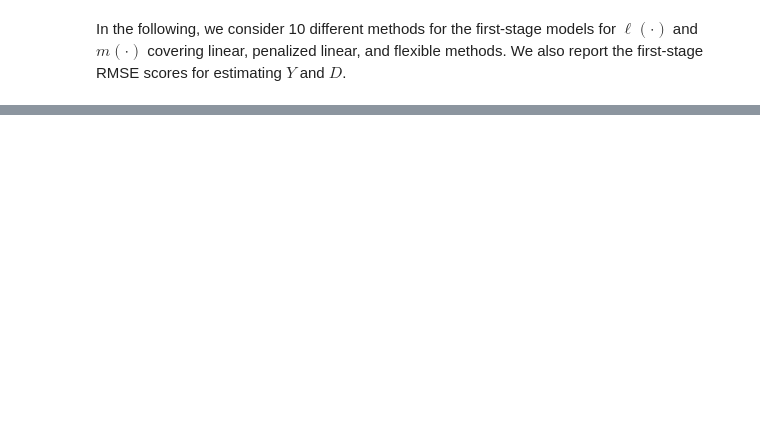
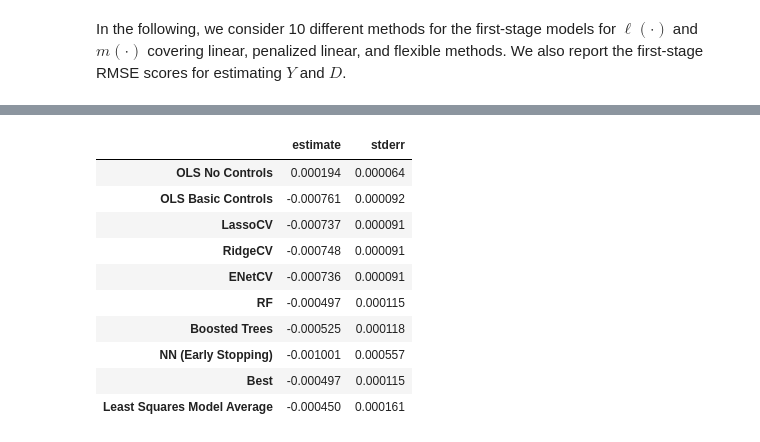
Before and after one commit to jialeCharloote/Deep-Learning, a Jupyter notebook: PM4/python_dml_inference_for_gun_ownership.ipynb, the cells around one changed output, grey strips where cells are left out. Cells and saved outputs as stored; diff of their text form; code cells hidden in the pictures; blank space fills up the shorter version.

```diff
--- a/PM4/python_dml_inference_for_gun_ownership.ipynb
+++ b/PM4/python_dml_inference_for_gun_ownership.ipynb
@@ -91,5 +91,3 @@ print(df[['interricevm', 'interricevm_dummy']].head())
 2     0.019850                  0
 3     0.164175                  1
 4     0.082059                  1
-# %%
-D = interwheatvm_dummy
@@ -291,7 +305,7 @@ def summary(point, stderr, yhat, Dhat, resy, resD, epsilon, X, D, y, *, name):
 # %%
 # OLS No Controls
-Y = usedata['logghomr']
-D = usedata['logfssl']
+Y = df['pat_per15']
+D = df['interricevm_dummy']
 Z = pd.DataFrame({"Const": np.ones(len(Y))})  # regression on constant
 
 modely = make_pipeline(StandardScaler(), LinearRegression())
@@ -304,8 +321,7 @@ table
 # %%
 # Basic Controls
-basic_controls = [d] + X1 + X2 + census
-Z = usedata[basic_controls].drop(columns=['logfssl'])
-
+basic_controls = X1
+Z = X1
 modely = make_pipeline(StandardScaler(), LinearRegression())
 modeld = make_pipeline(StandardScaler(), LinearRegression())
 
@@ -316,20 +336,11 @@ table
 # %%
-# All Controls
-# Regression on time and cross-sectional averages
-varlistX = X1 + X2 + census
-varlistMeans = [d] + X1 + X2 + census
-
-# Adding county and time means
-for var in varlistX:
-    varlistMeans.append(var + 'J')
-    varlistMeans.append(var + 'T')
-
-Z = sm.add_constant(usedata[varlistMeans].drop(columns=['logfssl']))
-
+# Basic Controls
+basic_controls = X1
+Z = sm.add_constant(X1)
 modely = make_pipeline(StandardScaler(), LinearRegression())
 modeld = make_pipeline(StandardScaler(), LinearRegression())
 
 # Run DML model with nfolds folds of cross-fitting
-result_all = dml(Z, D, Y, modely, modeld, nfolds=5, classifier=False)
-table = pd.concat([table, summary(*result_all, Z, D, y, name='OLS All Controls')])
+result_basic = dml(Z, D, Y, modely, modeld, nfolds=5, classifier=False)
+table = pd.concat([table, summary(*result_basic, Z, D, y, name='OLS Basic Controls')])
 table
@@ -454,37 +539,47 @@ table
 yhat_all = pd.concat([
     pd.Series(result_OLS[2]),
     pd.Series(result_basic[2]),
-    pd.Series(result_all[2]),
     pd.Series(result_LassoCV[2]),
     pd.Series(result_RidgeCV[2]),
     pd.Series(result_ENetCV[2]),
     pd.Series(result_RF[2]),
     pd.Series(result_BT[2]),
     pd.Series(result_NN[2])
 ], axis=1)
 
 Dhat_all = pd.concat([
     pd.Series(result_OLS[3]),
     pd.Series(result_basic[3]),
-    pd.Series(result_all[3]),
     pd.Series(result_LassoCV[3]),
     pd.Series(result_RidgeCV[3]),
     pd.Series(result_ENetCV[3]),
     pd.Series(result_RF[3]),
     pd.Series(result_BT[3]),
     pd.Series(result_NN[3])
 ], axis=1)
 
-ma_y = sm.OLS(usedata['logghomr'], yhat_all).fit()
-ma_d = sm.OLS(usedata['logfssl'], Dhat_all).fit()
+ma_y = sm.OLS(df['pat_per15'], yhat_all).fit()
+ma_d = sm.OLS(df['interricevm_dummy'], Dhat_all).fit()
 
 weights_y = ma_y.params
 weights_d = ma_d.params
 
 lm_k = sm.OLS(ma_y.resid, ma_d.resid).fit(cov_type='HC3')
 lsma = pd.Series({"estimate": lm_k.params[0], "stderr": lm_k.bse[0]},
                  name="Least Squares Model Average").to_frame().T
 
 final_table = table.iloc[:, :2]
 final_table = pd.concat([final_table, lsma], axis=0)
 final_table
+# %% [output]
+|  | estimate | stderr |
+| OLS No Controls | 0.000194 | 0.000064 |
+| OLS Basic Controls | -0.000761 | 0.000092 |
+| LassoCV | -0.000737 | 0.000091 |
+| RidgeCV | -0.000748 | 0.000091 |
+| ENetCV | -0.000736 | 0.000091 |
+| RF | -0.000497 | 0.000115 |
+| Boosted Trees | -0.000525 | 0.000118 |
+| NN (Early Stopping) | -0.001001 | 0.000557 |
+| Best | -0.000497 | 0.000115 |
+| Least Squares Model Average | -0.000450 | 0.000161 |
```
Also changed, not shown: parts of 16 cells of this notebook.
